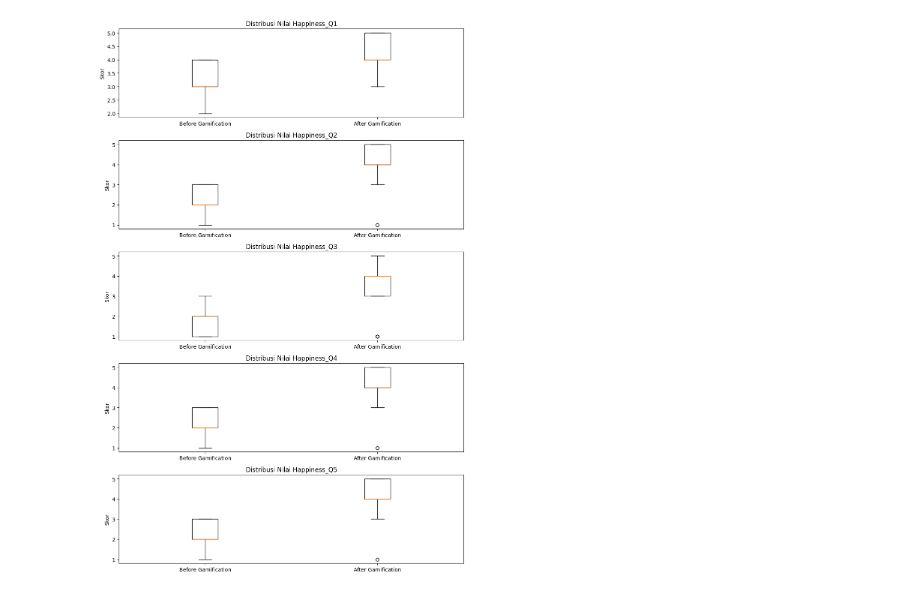
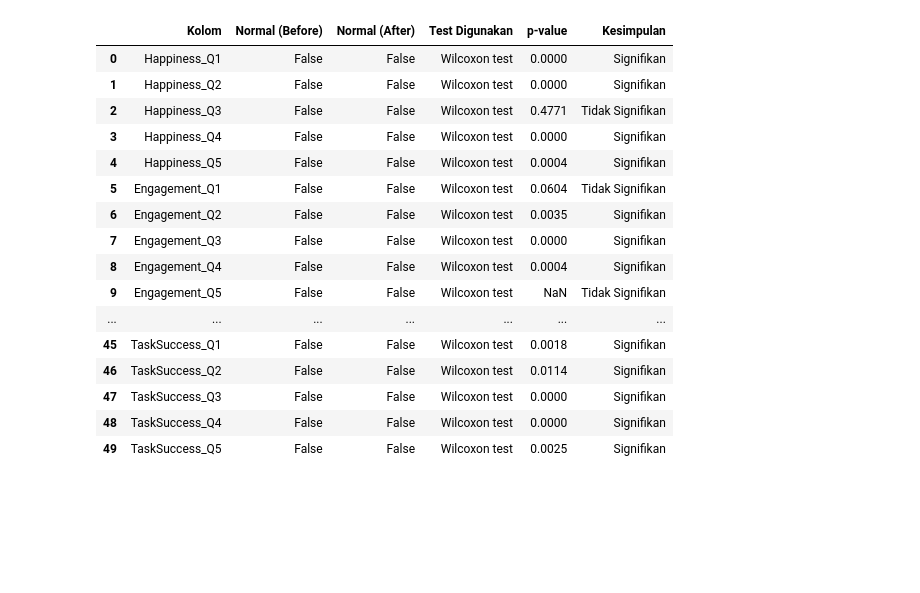
Before and after one commit to TRZs69/data-analysis, a Jupyter notebook: comparison_test.ipynb, the cells around one changed output. Drawn from its saved outputs; the diff is of its cells as text; code cells hidden in the pictures; blank space fills up the shorter version.

```diff
--- a/comparison_test.ipynb
+++ b/comparison_test.ipynb
@@ -85,16 +20,0 @@ test_results
-# %%
-# Visualisasi data: Boxplot untuk membandingkan distribusi nilai sebelum dan setelah gamifikasi
-fig, axs = plt.subplots(5, 1, figsize=(10, 15))
-
-for i, aspect in enumerate(heart_columns[:5]):  # Menampilkan hanya 5 aspek pertama untuk visualisasi
-    data_before = df_before[aspect]
-    data_after = df_after[aspect]
-
-    axs[i].boxplot([data_before, data_after], labels=["Before Gamification", "After Gamification"])
-    axs[i].set_title(f'Distribusi Nilai {aspect}')
-    axs[i].set_ylabel('Skor')
-
-plt.tight_layout()
-plt.show()
-# %% [output]
-[figure, removed]
@@ -100,0 +29,47 @@ plt.show()
+# %%
+for col in likert_columns:
+    before_col = before_data[col]
+    after_col = after_data[col]
+
+    # Uji normalitas
+    stat_before, p_before = shapiro(before_col)
+    stat_after, p_after = shapiro(after_col)
+
+    is_normal = p_before > 0.05 and p_after > 0.05
+
+    if is_normal:
+        stat, p = ttest_rel(before_col, after_col)
+        test_used = "Paired t-test"
+    else:
+        stat, p = wilcoxon(before_col, after_col)
+        test_used = "Wilcoxon test"
+
+    results.append({
+        "Kolom": col,
+        "Normal (Before)": p_before > 0.05,
+        "Normal (After)": p_after > 0.05,
+        "Test Digunakan": test_used,
+        "p-value": round(p, 4),
+        "Kesimpulan": "Signifikan" if p < 0.05 else "Tidak Signifikan"
+    })
+
+hasil_df = pd.DataFrame(results)
+display(hasil_df)
+# %% [output]
+|  | Kolom | Normal (Before) | Normal (After) | Test Digunakan | p-value | Kesimpulan |
+| 0 | Happiness_Q1 | False | False | Wilcoxon test | 0.0000 | Signifikan |
+| 1 | Happiness_Q2 | False | False | Wilcoxon test | 0.0000 | Signifikan |
+| 2 | Happiness_Q3 | False | False | Wilcoxon test | 0.4771 | Tidak Signifikan |
+| 3 | Happiness_Q4 | False | False | Wilcoxon test | 0.0000 | Signifikan |
+| 4 | Happiness_Q5 | False | False | Wilcoxon test | 0.0004 | Signifikan |
+| 5 | Engagement_Q1 | False | False | Wilcoxon test | 0.0604 | Tidak Signifikan |
+| 6 | Engagement_Q2 | False | False | Wilcoxon test | 0.0035 | Signifikan |
+| 7 | Engagement_Q3 | False | False | Wilcoxon test | 0.0000 | Signifikan |
+| 8 | Engagement_Q4 | False | False | Wilcoxon test | 0.0004 | Signifikan |
+| 9 | Engagement_Q5 | False | False | Wilcoxon test | NaN | Tidak Signifikan |
+| ... | ... | ... | ... | ... | ... | ... |
+| 45 | TaskSuccess_Q1 | False | False | Wilcoxon test | 0.0018 | Signifikan |
+| 46 | TaskSuccess_Q2 | False | False | Wilcoxon test | 0.0114 | Signifikan |
+| 47 | TaskSuccess_Q3 | False | False | Wilcoxon test | 0.0000 | Signifikan |
+| 48 | TaskSuccess_Q4 | False | False | Wilcoxon test | 0.0000 | Signifikan |
+| 49 | TaskSuccess_Q5 | False | False | Wilcoxon test | 0.0025 | Signifikan |
```
Also changed, not shown: parts of 10 cells of this notebook.
